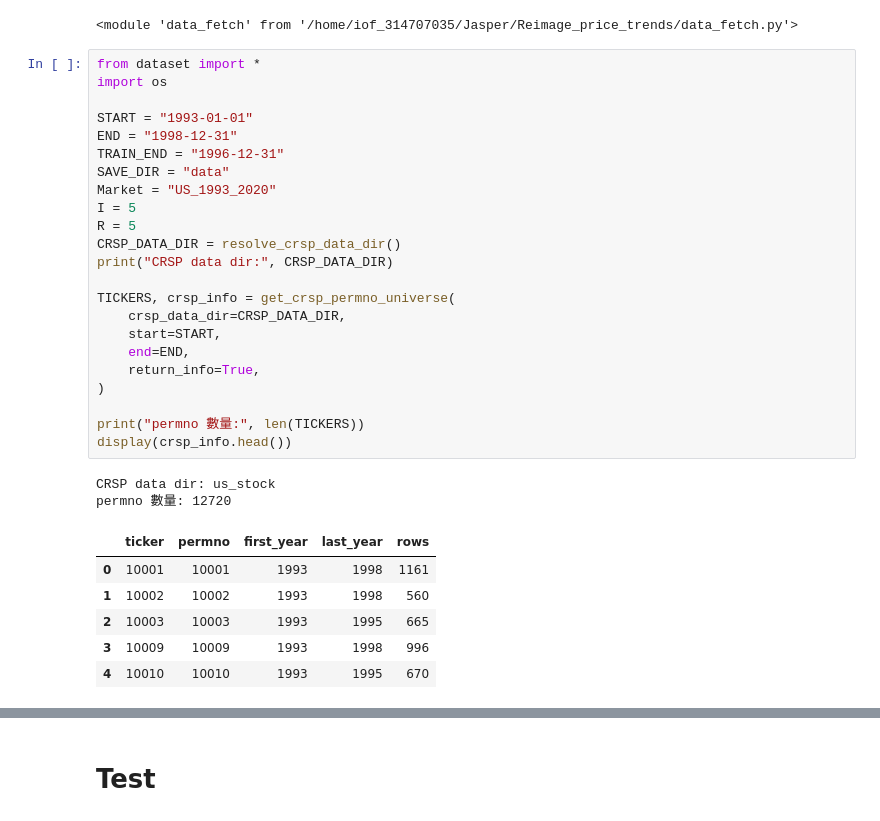
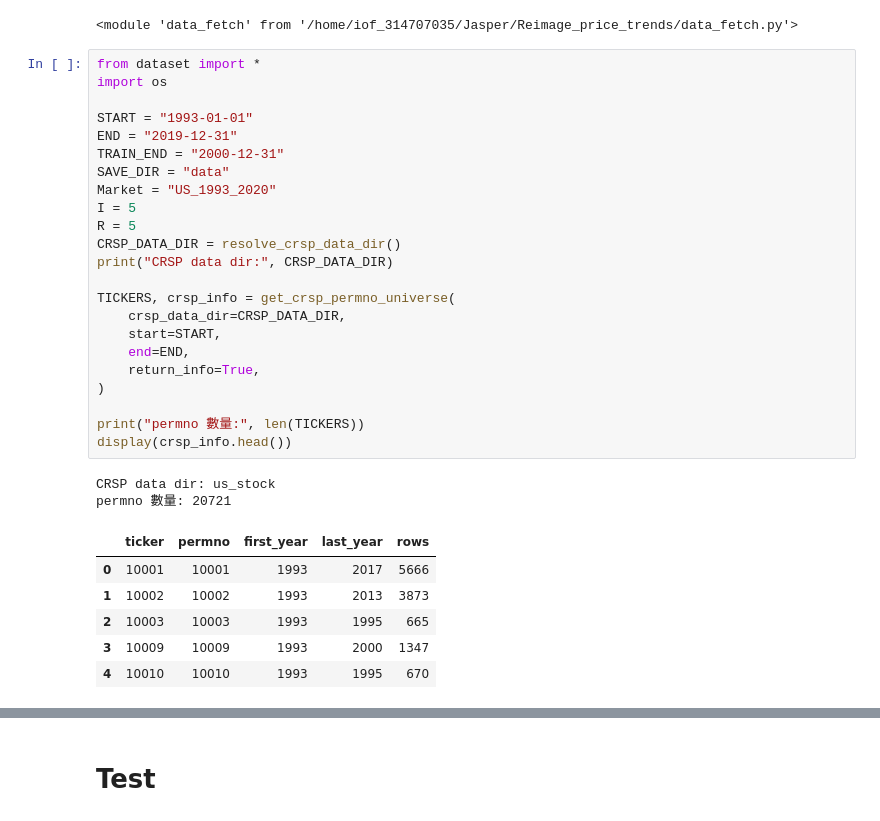
Before and after one commit to zhe1357/Reimage_price_trends, a Jupyter notebook: crsp_data.ipynb, the cells around one changed output, grey strips where cells are left out. Drawn from its saved outputs; the diff is of its cells as text.

```diff
--- a/crsp_data.ipynb
+++ b/crsp_data.ipynb
@@ -18,33 +18,33 @@ importlib.reload(data_fetch)
 # %%
 from dataset import *
 import os
 
 START = "1993-01-01"
-END = "1998-12-31"
-TRAIN_END = "1996-12-31"
+END = "2019-12-31"
+TRAIN_END = "2000-12-31"
 SAVE_DIR = "data"
 Market = "US_1993_2020"
 I = 5
 R = 5
 CRSP_DATA_DIR = resolve_crsp_data_dir()
 print("CRSP data dir:", CRSP_DATA_DIR)
 
 TICKERS, crsp_info = get_crsp_permno_universe(
     crsp_data_dir=CRSP_DATA_DIR,
     start=START,
     end=END,
     return_info=True,
 )
 
 print("permno 數量:", len(TICKERS))
 display(crsp_info.head())
 # %% [output]
 CRSP data dir: us_stock
-permno 數量: 12720
+permno 數量: 20721
 |  | ticker | permno | first_year | last_year | rows |
-| 0 | 10001 | 10001 | 1993 | 1998 | 1161 |
-| 1 | 10002 | 10002 | 1993 | 1998 | 560 |
+| 0 | 10001 | 10001 | 1993 | 2017 | 5666 |
+| 1 | 10002 | 10002 | 1993 | 2013 | 3873 |
 | 2 | 10003 | 10003 | 1993 | 1995 | 665 |
-| 3 | 10009 | 10009 | 1993 | 1998 | 996 |
+| 3 | 10009 | 10009 | 1993 | 2000 | 1347 |
 | 4 | 10010 | 10010 | 1993 | 1995 | 670 |
 # %%
```
Also changed, not shown: parts of 11 cells of this notebook, 4 other files.
